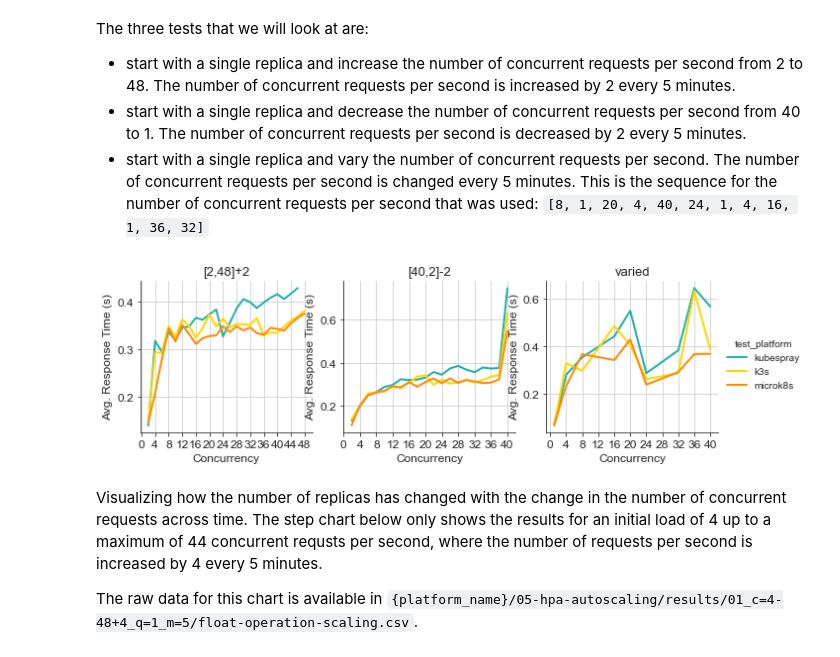
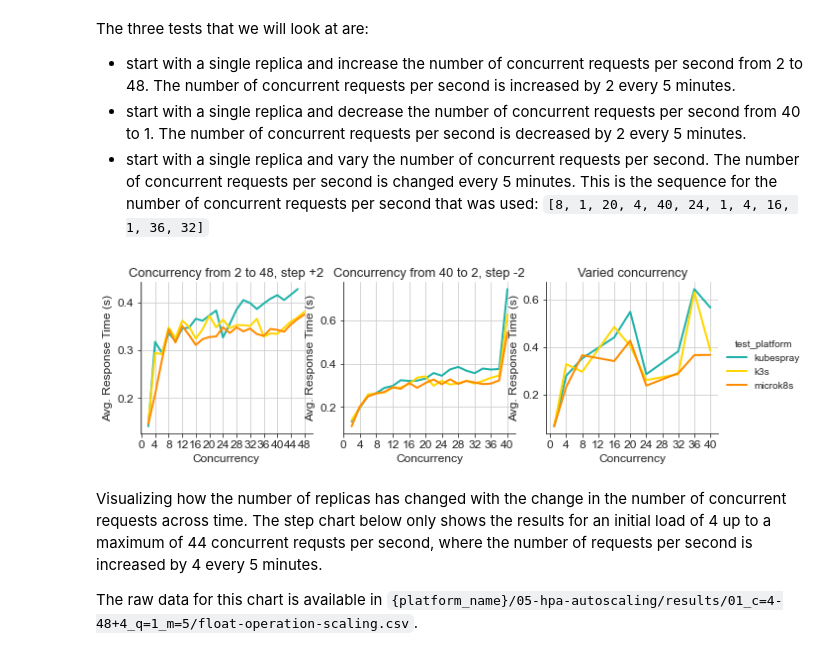
Before and after one commit to korvoj/k8s-distributions-iot-edge, a Jupyter notebook: k8s-distributions-iot-edge.ipynb, the cells around one changed output. Drawn from its saved outputs; the diff is of its cells as text; code cells hidden in the pictures.

Commit message:
change labels for concurrency visualizations

```diff
--- a/k8s-distributions-iot-edge.ipynb
+++ b/k8s-distributions-iot-edge.ipynb
@@ -487,29 +487,29 @@ The three tests that we will look at are:
 # %%
 concurrency_mean = df_hpa_parallel.groupby(
     ['test_name', 'test_type', 'test_type_description', 'test_iteration', 'test_platform',
      'test_concurrency']).mean().reset_index()
 concurrency_mean['test_concurrency'] = pd.to_numeric(concurrency_mean['test_concurrency'])
-concurrency_mean['test_iteration'] = concurrency_mean['test_iteration'].replace(['02_c=2-48+2_q=1_m=5'], '[2,48]+2')
-concurrency_mean['test_iteration'] = concurrency_mean['test_iteration'].replace(['03_c=40_-2_q=1_m=5'], '[40,2]-2')
-concurrency_mean['test_iteration'] = concurrency_mean['test_iteration'].replace(['04_c=varied_q=1_m=5'], 'varied')
+concurrency_mean['test_iteration'] = concurrency_mean['test_iteration'].replace(['02_c=2-48+2_q=1_m=5'], 'Concurrency from 2 to 48, step +2')
+concurrency_mean['test_iteration'] = concurrency_mean['test_iteration'].replace(['03_c=40_-2_q=1_m=5'], 'Concurrency from 40 to 2, step -2')
+concurrency_mean['test_iteration'] = concurrency_mean['test_iteration'].replace(['04_c=varied_q=1_m=5'], 'Varied concurrency')
 hpa_concurrency_line_plot = sns.FacetGrid(concurrency_mean, col="test_iteration", hue='test_platform', col_wrap=3,
                                           sharey=False, sharex=False, legend_out=True, hue_order=TEST_PLATFORMS, palette=['lightseagreen', 'gold', 'darkorange'])
 hpa_concurrency_line_plot = hpa_concurrency_line_plot.map(sns.lineplot, 'test_concurrency', 'response-time', linewidth = 2)
 hpa_concurrency_line_plot.set_titles('{col_name}', size=13)
 hpa_concurrency_line_plot.add_legend()
 c = 0
 for ax in hpa_concurrency_line_plot.axes.ravel():
     ax.set_xlabel('Concurrency', fontsize=12)
     ax.set_ylabel('Avg. Response Time (s)', fontsize=12)
     ax.tick_params(labelsize=12)
     if c == 0:
         ax.set_xticks(range(0, 49, 4))
     else:
         ax.set_xticks(range(0, 41, 4))
     c += 1
 plt.show()
 # %% [output]
-[figure, old version]
+[figure, new version]
 # %%
 hpa_concurrency_line_plot.savefig('05-07-hpa_concurrency_line_plot', bbox_inches='tight', dpi=300)
 # %% [markdown]
```
Also changed, not shown: 1 other file.
